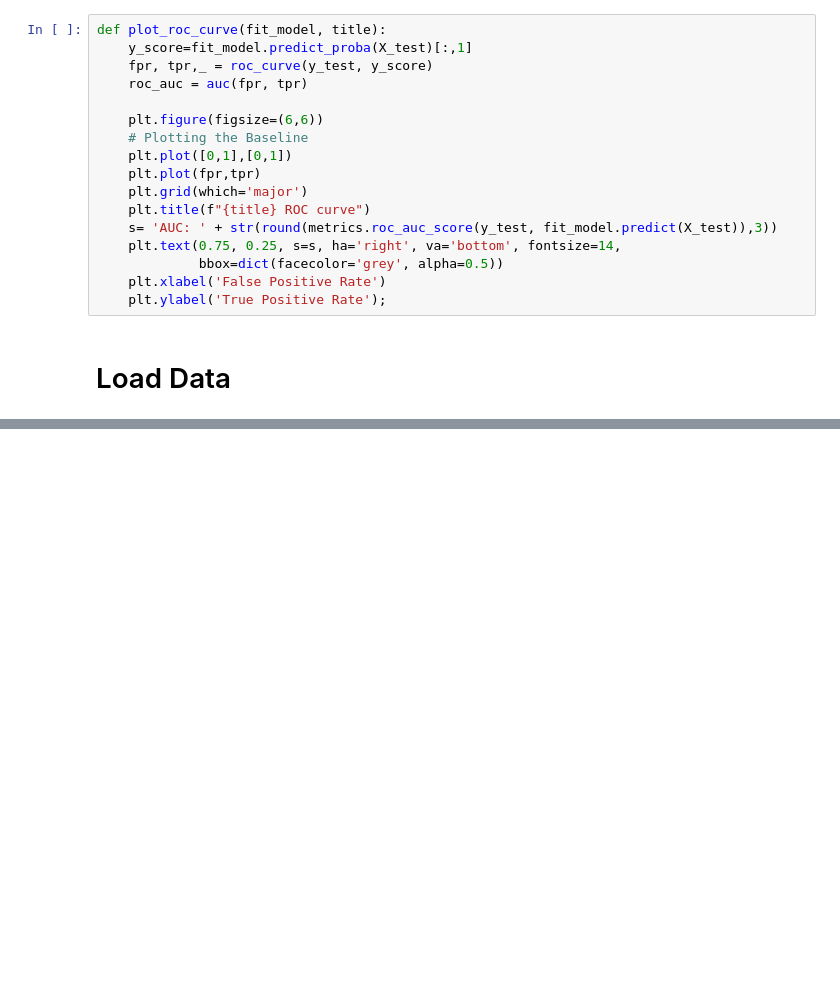
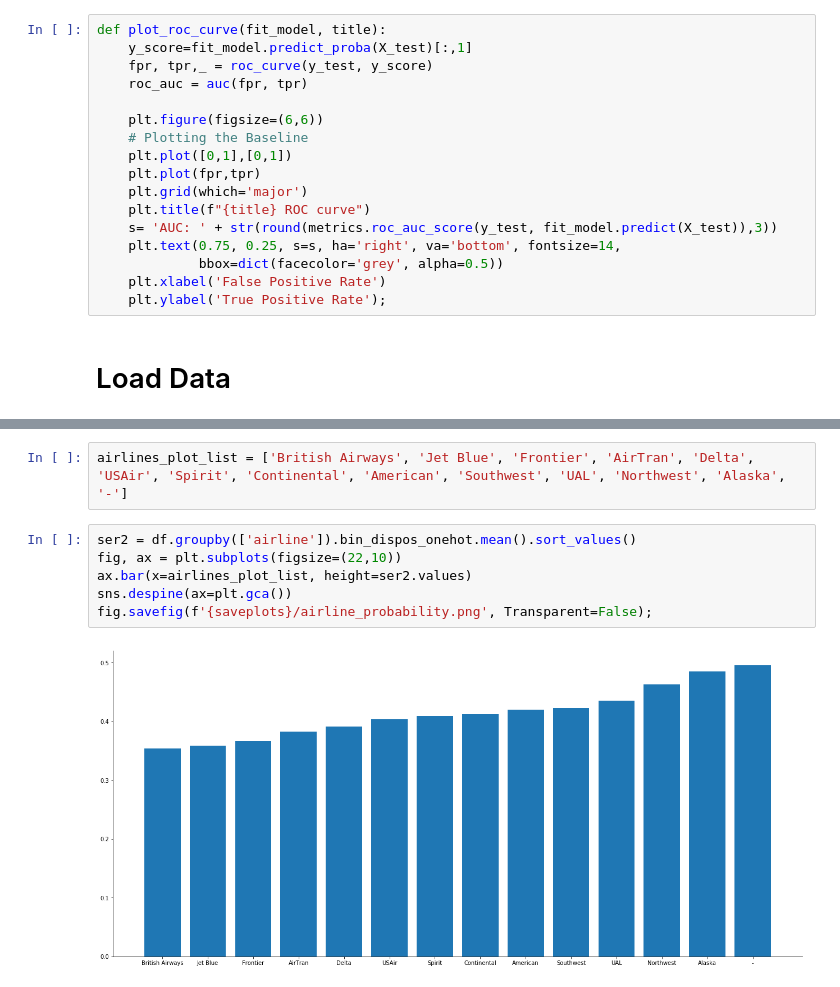
Before and after one commit to spencertollefson/tsa_claims, a Jupyter notebook: plots.ipynb, the cells around one changed output, grey strips where cells are left out. Cells and saved outputs as stored; diff of their text form; blank space fills up the shorter version.

```diff
--- a/plots.ipynb
+++ b/plots.ipynb
@@ -703,0 +328,10 @@ fig = sns_heat.get_figure()
+# %%
+airlines_plot_list = ['British Airways', 'Jet Blue', 'Frontier', 'AirTran', 'Delta', 'USAir', 'Spirit', 'Continental', 'American', 'Southwest', 'UAL', 'Northwest', 'Alaska', '-']
+# %%
+ser2 = df.groupby(['airline']).bin_dispos_onehot.mean().sort_values()
+fig, ax = plt.subplots(figsize=(22,10))
+ax.bar(x=airlines_plot_list, height=ser2.values)
+sns.despine(ax=plt.gca())
+fig.savefig(f'{saveplots}/airline_probability.png', Transparent=False);
+# %% [output]
+[figure, added]
```
Also changed, not shown: parts of 43 cells of this notebook, 12 other files.
